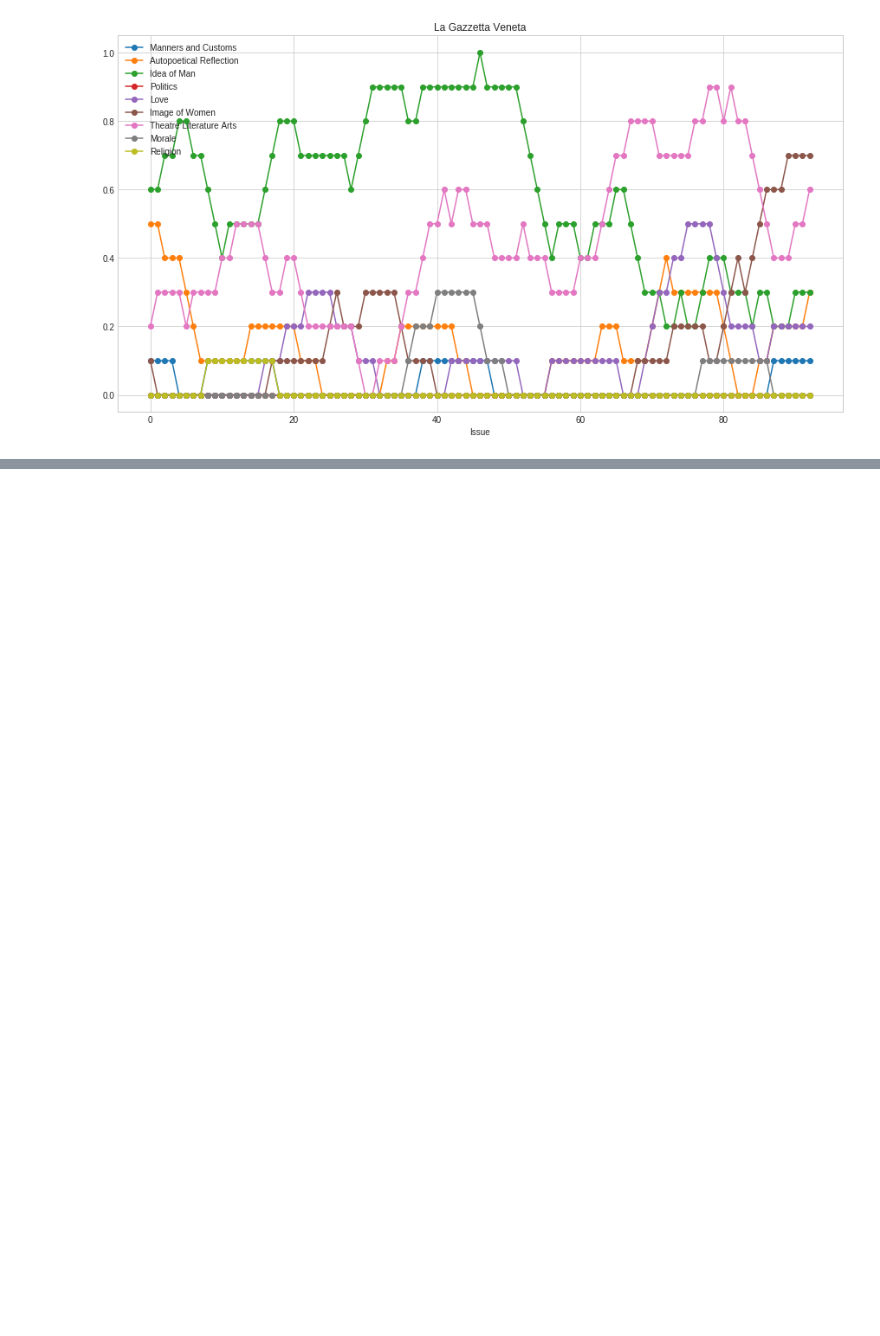
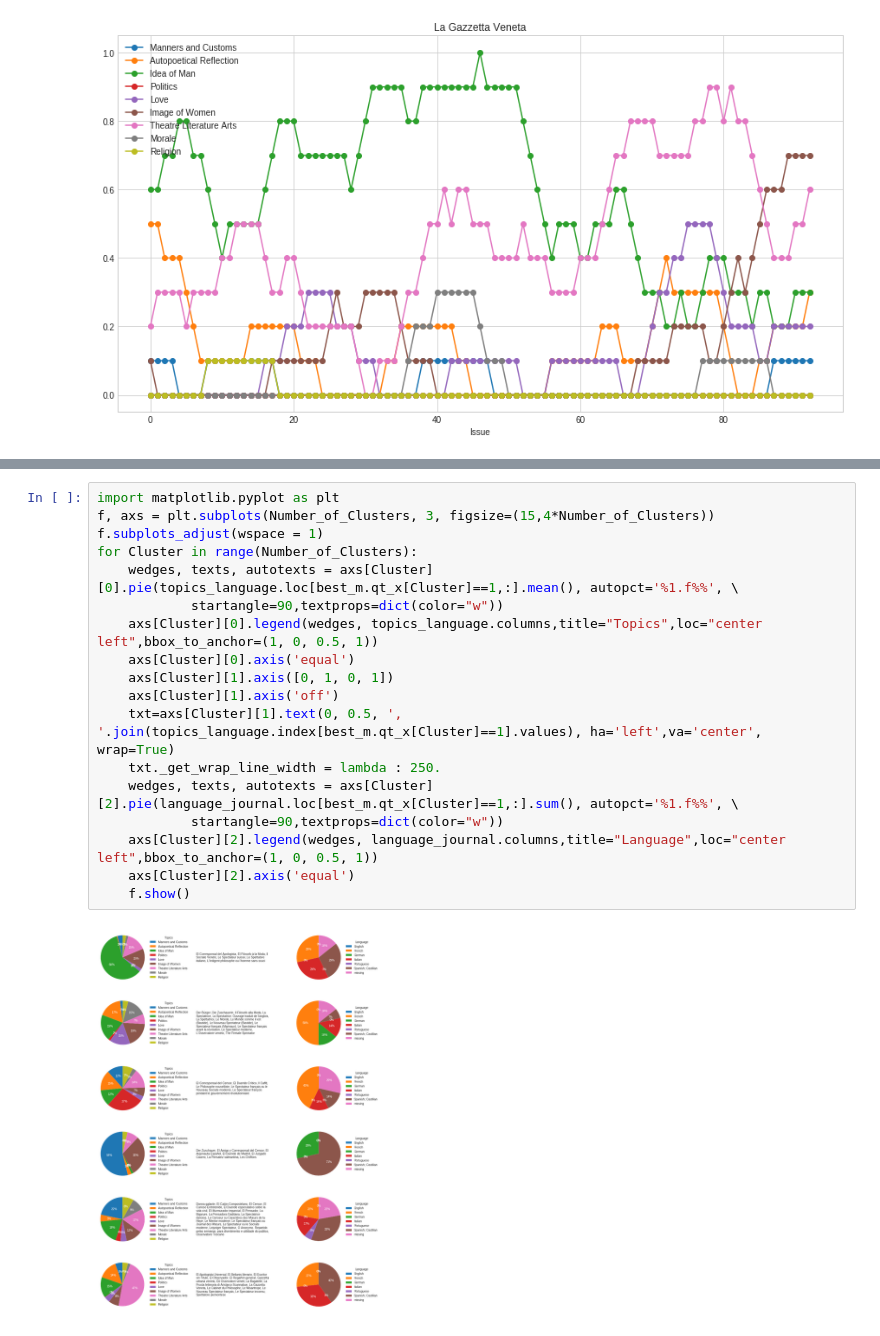
Before and after one commit to distantspectators/DiSpecs, a Jupyter notebook: 02_1_topics_over_time.ipynb, the cells around one changed output, grey strips where cells are left out. Cells and saved outputs as stored; diff of their text form; blank space fills up the shorter version.

```diff
--- a/02_1_topics_over_time.ipynb
+++ b/02_1_topics_over_time.ipynb
@@ -228,0 +334,20 @@ Text(0.5,0,'Issue')
+# %%
+import matplotlib.pyplot as plt
+f, axs = plt.subplots(Number_of_Clusters, 3, figsize=(15,4*Number_of_Clusters))
+f.subplots_adjust(wspace = 1)
+for Cluster in range(Number_of_Clusters):
+    wedges, texts, autotexts = axs[Cluster][0].pie(topics_language.loc[best_m.qt_x[Cluster]==1,:].mean(), autopct='%1.f%%', \
+            startangle=90,textprops=dict(color="w"))
+    axs[Cluster][0].legend(wedges, topics_language.columns,title="Topics",loc="center left",bbox_to_anchor=(1, 0, 0.5, 1))
+    axs[Cluster][0].axis('equal')
+    axs[Cluster][1].axis([0, 1, 0, 1])
+    axs[Cluster][1].axis('off')
+    txt=axs[Cluster][1].text(0, 0.5, ', '.join(topics_language.index[best_m.qt_x[Cluster]==1].values), ha='left',va='center', wrap=True)
+    txt._get_wrap_line_width = lambda : 250.
+    wedges, texts, autotexts = axs[Cluster][2].pie(language_journal.loc[best_m.qt_x[Cluster]==1,:].sum(), autopct='%1.f%%', \
+            startangle=90,textprops=dict(color="w"))
+    axs[Cluster][2].legend(wedges, language_journal.columns,title="Language",loc="center left",bbox_to_anchor=(1, 0, 0.5, 1))
+    axs[Cluster][2].axis('equal')
+    f.show()
+# %% [output]
+[figure, added]
```
Also changed, not shown: parts of 6 cells of this notebook, 2 other files.
